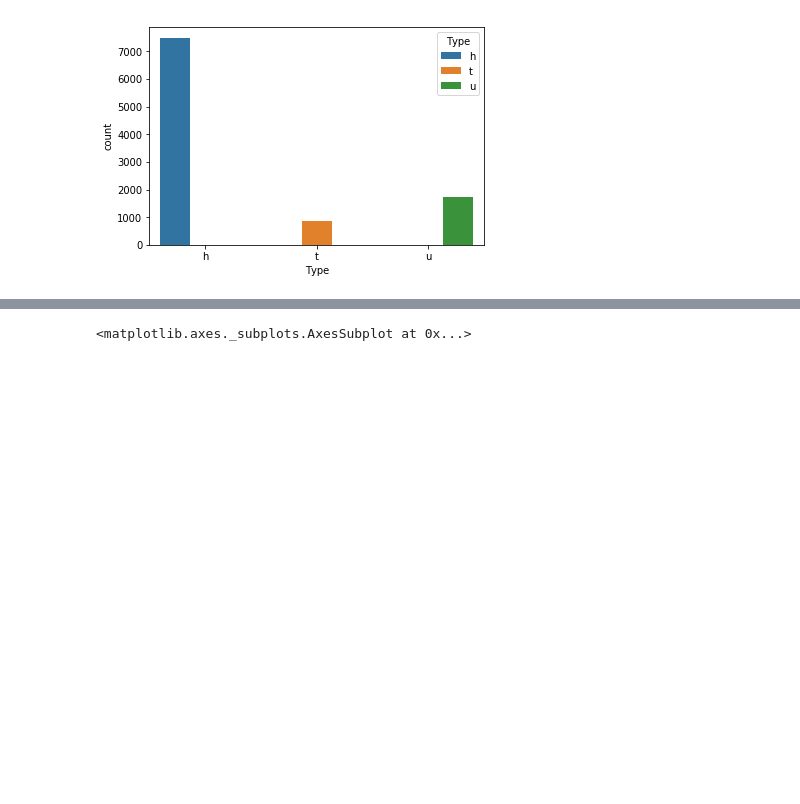
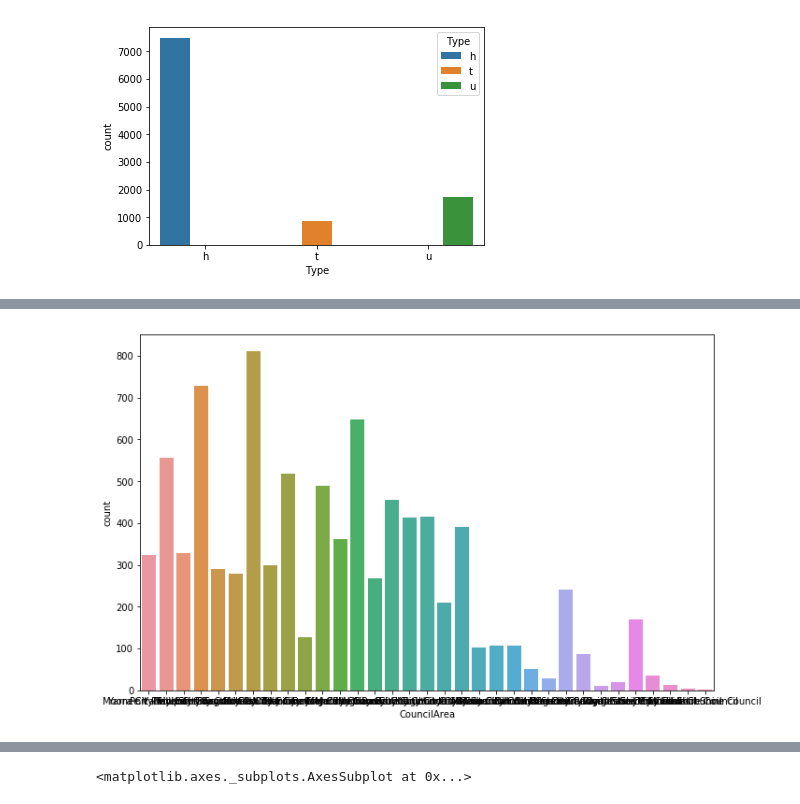
Before and after one commit to HuijunYan93/Data-Enthusiast, a Jupyter notebook: First Final Try.ipynb, the cells around one changed output, grey strips where cells are left out. Saved outputs shown, nothing was run; the diff lists cells and outputs as text; code cells hidden in the pictures; blank space fills up the shorter version.

```diff
--- a/First Final Try.ipynb
+++ b/First Final Try.ipynb
@@ -231,0 +232,6 @@ sns.countplot(data = df, hue = 'Type',x = 'Type')
+# %%
+plt.figure(figsize=(11,7))
+sns.countplot(data = df,x = 'CouncilArea')
+plt.show()
+# %% [output]
+[figure, added]
```
Also changed, not shown: parts of 38 cells of this notebook.
